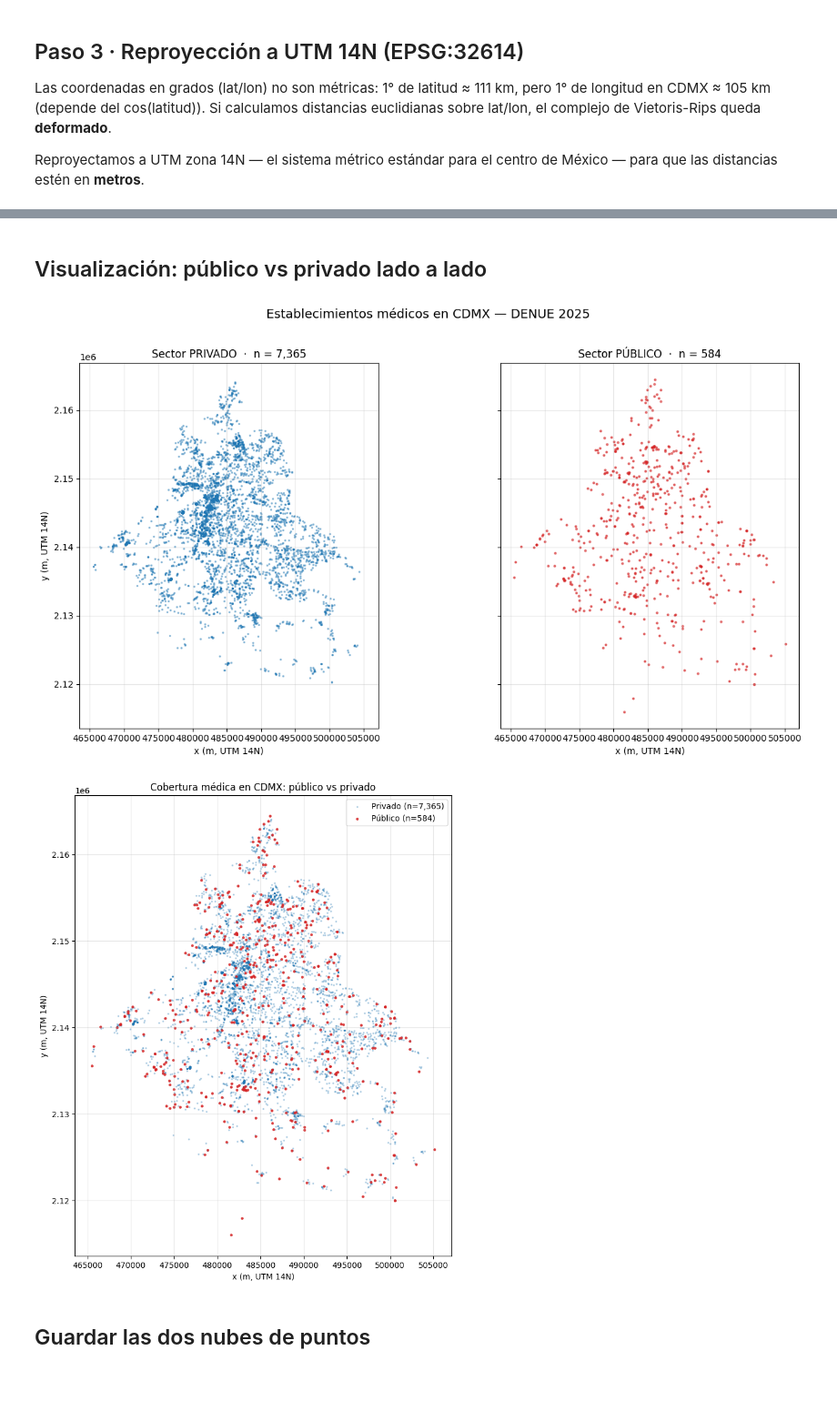
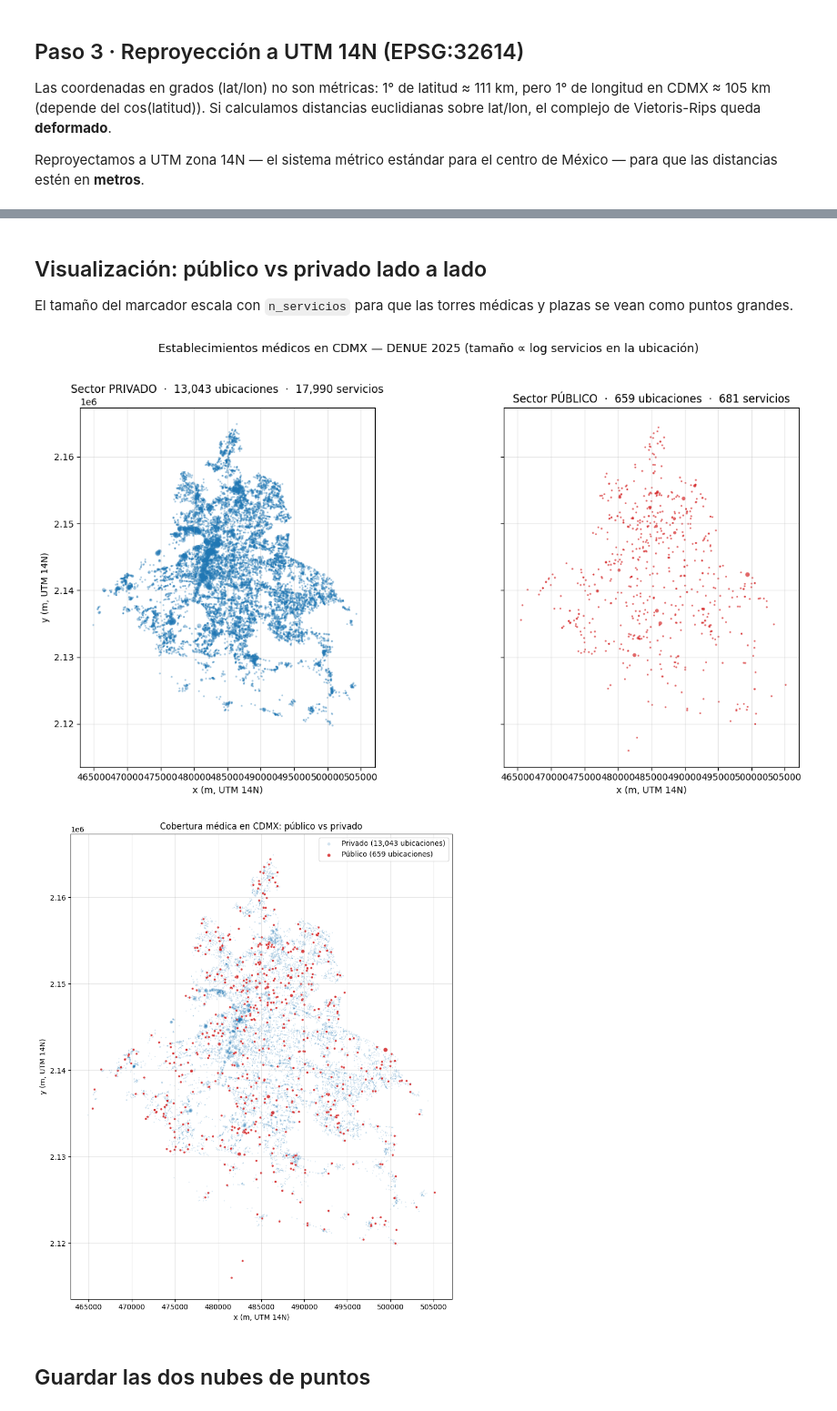
Before and after one commit to vanessabernal/tda-salud-cdmx, a Jupyter notebook: notebooks/02_filtrado_y_split.ipynb, the cells around one changed output, grey strips where cells are left out. Shown at 91% size. Saved outputs shown, nothing was run; the diff lists cells and outputs as text; code cells hidden in the pictures; blank space fills up the shorter version.

```diff
--- a/notebooks/02_filtrado_y_split.ipynb
+++ b/notebooks/02_filtrado_y_split.ipynb
@@ -358,49 +426,73 @@ Establecimientos finales tras todo el preprocesamiento: 7,949
 # %% [markdown]
 ## Visualización: público vs privado lado a lado
+
+El tamaño del marcador escala con `n_servicios` para que las torres médicas y plazas se vean como puntos grandes.
 # %%
-df_pub = df_estricto[df_estricto["sector"] == "publico"].copy()
-df_priv = df_estricto[df_estricto["sector"] == "privado"].copy()
+def marker_size(n, base=4, scale=8):
+    """Tamaño de marcador proporcional a log2(n_servicios)."""
+    return base + scale * np.log2(n)
 
 fig, axes = plt.subplots(1, 2, figsize=(14, 7), sharex=True, sharey=True)
 
 # Panel 1: Privado
-axes[0].scatter(df_priv["x_m"], df_priv["y_m"], s=2, alpha=0.4, color="#1f77b4")
-axes[0].set_title(f"Sector PRIVADO  ·  n = {len(df_priv):,}")
+axes[0].scatter(
+    df_priv["x_m"], df_priv["y_m"],
+    s=marker_size(df_priv["n_servicios"]),
+    alpha=0.4, color="#1f77b4", edgecolors="none"
+)
+axes[0].set_title(f"Sector PRIVADO  ·  {len(df_priv):,} ubicaciones  ·  "
+                  f"{df_priv['n_servicios'].sum():,} servicios")
 axes[0].set_xlabel("x (m, UTM 14N)")
 axes[0].set_ylabel("y (m, UTM 14N)")
 axes[0].set_aspect("equal")
 axes[0].grid(alpha=0.3)
 
 # Panel 2: Público
-axes[1].scatter(df_pub["x_m"], df_pub["y_m"], s=4, alpha=0.6, color="#d62728")
-axes[1].set_title(f"Sector PÚBLICO  ·  n = {len(df_pub):,}")
+axes[1].scatter(
+    df_pub["x_m"], df_pub["y_m"],
+    s=marker_size(df_pub["n_servicios"]),
+    alpha=0.7, color="#d62728", edgecolors="none"
+)
+axes[1].set_title(f"Sector PÚBLICO  ·  {len(df_pub):,} ubicaciones  ·  "
+                  f"{df_pub['n_servicios'].sum():,} servicios")
 axes[1].set_xlabel("x (m, UTM 14N)")
 axes[1].set_aspect("equal")
 axes[1].grid(alpha=0.3)
 
-plt.suptitle("Establecimientos médicos en CDMX — DENUE 2025", fontsize=14, y=1.02)
+plt.suptitle("Establecimientos médicos en CDMX — DENUE 2025 (tamaño ∝ log servicios en la ubicación)",
+             fontsize=13, y=1.02)
 plt.tight_layout()
 plt.show()
 # %% [output]
-[figure, old version]
+[figure, new version]
 # %%
-# Overlay: los dos sectores juntos para ver dónde se complementan / superponen
-fig, ax = plt.subplots(figsize=(9, 9))
+# Overlay: privado de fondo, público encima
+fig, ax = plt.subplots(figsize=(10, 10))
 
-ax.scatter(df_priv["x_m"], df_priv["y_m"], s=2, alpha=0.25, color="#1f77b4", label=f"Privado (n={len(df_priv):,})")
-ax.scatter(df_pub["x_m"], df_pub["y_m"], s=6, alpha=0.8, color="#d62728", label=f"Público (n={len(df_pub):,})")
+ax.scatter(
+    df_priv["x_m"], df_priv["y_m"],
+    s=marker_size(df_priv["n_servicios"], base=2, scale=4),
+    alpha=0.20, color="#1f77b4", edgecolors="none",
+    label=f"Privado ({len(df_priv):,} ubicaciones)"
+)
+ax.scatter(
+    df_pub["x_m"], df_pub["y_m"],
+    s=marker_size(df_pub["n_servicios"], base=10, scale=10),
+    alpha=0.85, color="#d62728", edgecolors="white", linewidth=0.3,
+    label=f"Público ({len(df_pub):,} ubicaciones)"
+)
 
 ax.set_xlabel("x (m, UTM 14N)")
 ax.set_ylabel("y (m, UTM 14N)")
 ax.set_title("Cobertura médica en CDMX: público vs privado")
 ax.legend(loc="upper right")
 ax.set_aspect("equal")
 ax.grid(alpha=0.3)
 
 plt.tight_layout()
 plt.show()
 # %% [output]
-[figure, old version]
+[figure, new version]
 # %% [markdown]
 ## Guardar las dos nubes de puntos
 # %%
```
Also changed, not shown: parts of 28 cells of this notebook, 2 other files.
